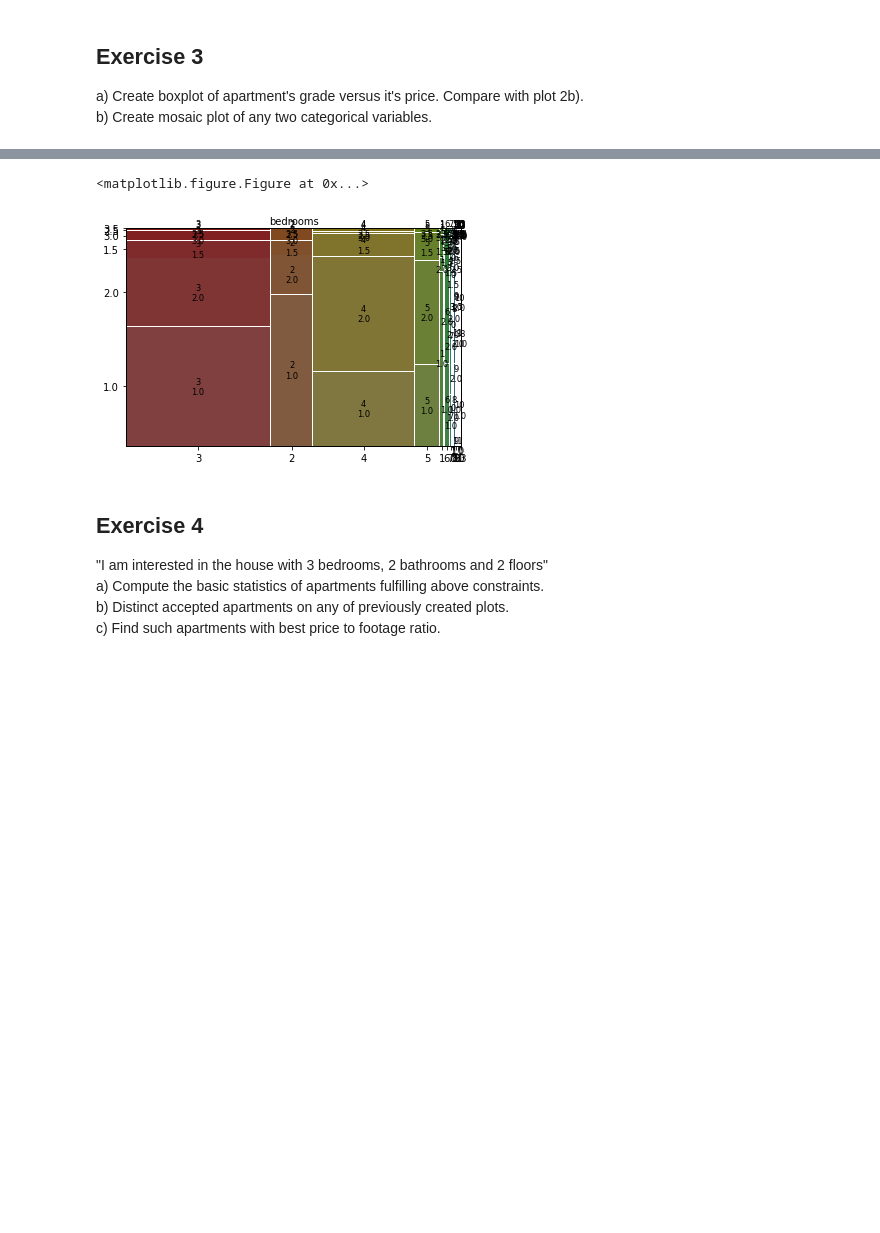
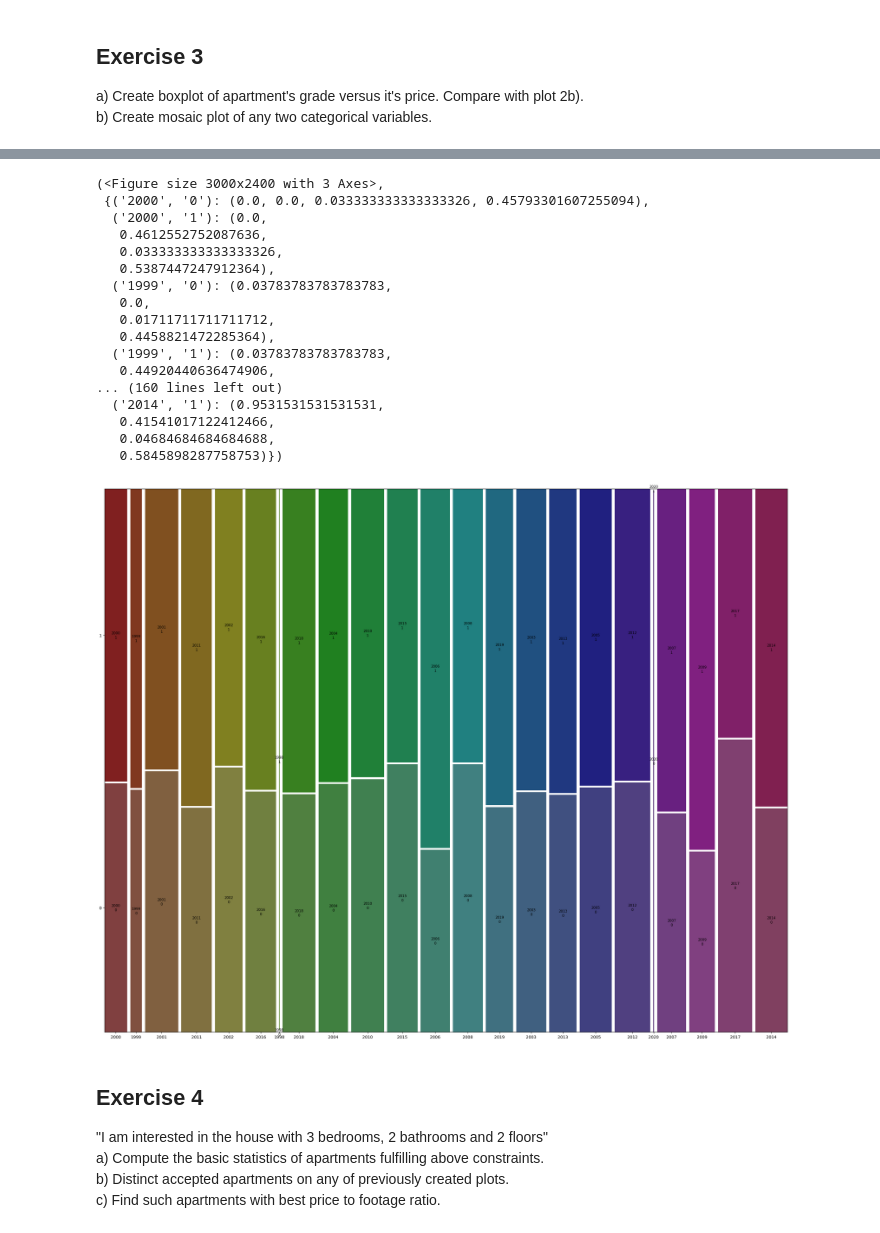
Before and after one commit to qojigedou/data_science, a Jupyter notebook: Optional_assignment_1_with_code.ipynb, the cells around one changed output, grey strips where cells are left out. Saved outputs shown, nothing was run; the diff lists cells and outputs as text; code cells hidden in the pictures; blank space fills up the shorter version.

```diff
--- a/Optional_assignment_1_with_code.ipynb
+++ b/Optional_assignment_1_with_code.ipynb
@@ -10,8 +10,8 @@ c) Compute basic statistics of numerical variables. Are all of them meaningful?
 # %%
 #a)
 #Your code:
-df = pd.read_csv('./heart_failure_clinical_records_dataset.csv')
-df.head(6)
+df = pd.read_csv('./songs_normalize.csv')
+df.head()
 
 #Hint: read_csv(), head()
 # %% [output]
@@ -86,11 +127,29 @@ b) Create mosaic plot of any two categorical variables.
 # %%
 #b)
 from statsmodels.graphics.mosaicplot import mosaic
 
 #Your code:
+plt.rcParams["figure.figsize"]=(30, 24)
+mosaic(df, ['year','mode'])
 # %% [output]
-<matplotlib.figure.Figure at 0x...>
+(<Figure size 3000x2400 with 3 Axes>,
+ {('2000', '0'): (0.0, 0.0, 0.033333333333333326, 0.45793301607255094),
+  ('2000', '1'): (0.0,
+   0.4612552752087636,
+   0.033333333333333326,
+   0.5387447247912364),
+  ('1999', '0'): (0.03783783783783783,
+   0.0,
+   0.01711711711711712,
+   0.4458821472285364),
+  ('1999', '1'): (0.03783783783783783,
+   0.44920440636474906,
+... (160 lines left out)
+  ('2014', '1'): (0.9531531531531531,
+   0.41541017122412466,
+   0.04684684684684688,
+   0.5845898287758753)})
-[figure, old version]
+[figure, new version]
 # %% [markdown]
 ## Exercise 4
 "I am interested in the house with 3 bedrooms, 2 bathrooms and 2 floors"
```
Also changed, not shown: parts of 20 cells of this notebook, 3 other files.
